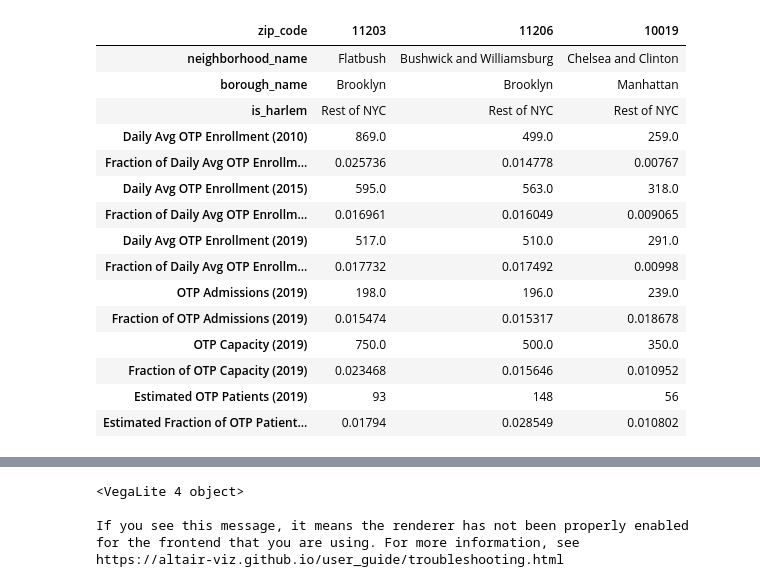
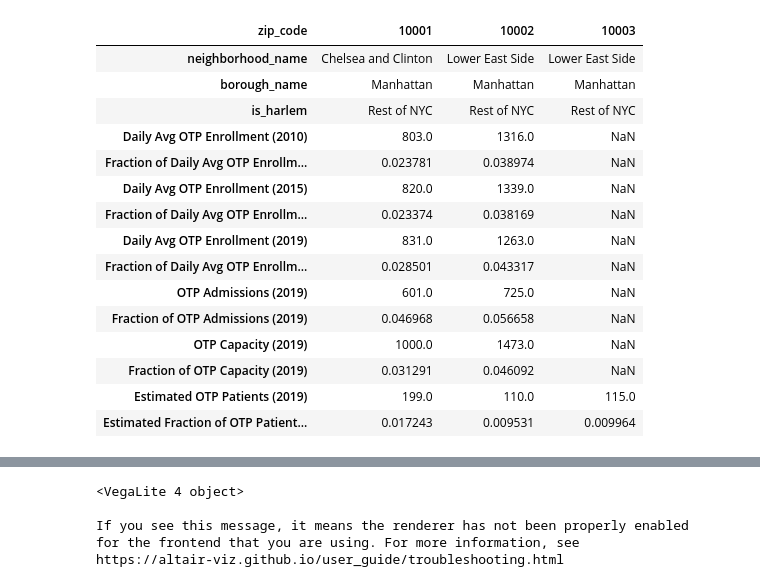
Before and after one commit to skritch/ghc-analysis, a Jupyter notebook: analysis/exploratory/capacity.ipynb, the cells around one changed output, grey strips where cells are left out. Saved outputs shown, nothing was run; the diff lists cells and outputs as text; code cells hidden in the pictures.

```diff
--- a/analysis/exploratory/capacity.ipynb
+++ b/analysis/exploratory/capacity.ipynb
@@ -33,54 +35,52 @@ select
         AS "Fraction of Daily Avg OTP Enrollment (2015)",
 
     avg_daily_enrollment_2019 AS "Daily Avg OTP Enrollment (2019)",
     avg_daily_enrollment_2019::FLOAT / (SUM(avg_daily_enrollment_2019) OVER ())
         AS "Fraction of Daily Avg OTP Enrollment (2019)",
 
     total_admissions_3_2019 AS "OTP Admissions (2019)",
     total_admissions_3_2019::FLOAT / (SUM(total_admissions_3_2019) OVER ())
         AS "Fraction of OTP Admissions (2019)",
 
-    current_certified_capacity AS "OTP Capacity (2019)",
-    current_certified_capacity::FLOAT / (SUM(current_certified_capacity) OVER ())
+    otp_capacity AS "OTP Capacity (2019)",
+    otp_capacity::FLOAT / (SUM(otp_capacity) OVER ())
         AS "Fraction of OTP Capacity (2019)",
 
     patient_admissions_3_2019 AS "Estimated OTP Patients (2019)",
     patient_admissions_3_2019::FLOAT / (SUM(patient_admissions_3_2019) OVER ())
         AS "Estimated Fraction of OTP Patients (2019)"
 
-from zip_code_analysis
-where program_category = 'Opioid Treatment Program'
-    and NOT is_outside_nyc
+from zip_code_otp_analysis
 """
 zip_df = pd.read_sql(sql, con=db_url)
 
 for c in [
     'zip_code',
     'neighborhood_name',
     'borough_name',
     'is_harlem'
 ]:
     zip_df[c] = pd.Categorical(zip_df[c])
 
 zip_df = zip_df.set_index('zip_code')
 zip_df.head(3).T
 # %% [output]
-| zip_code | 11203 | 11206 | 10019 |
-| neighborhood_name | Flatbush | Bushwick and Williamsburg | Chelsea and Clinton |
-| borough_name | Brooklyn | Brooklyn | Manhattan |
+| zip_code | 10001 | 10002 | 10003 |
+| neighborhood_name | Chelsea and Clinton | Lower East Side | Lower East Side |
+| borough_name | Manhattan | Manhattan | Manhattan |
 | is_harlem | Rest of NYC | Rest of NYC | Rest of NYC |
-| Daily Avg OTP Enrollment (2010) | 869.0 | 499.0 | 259.0 |
-| Fraction of Daily Avg OTP Enrollm... | 0.025736 | 0.014778 | 0.00767 |
-| Daily Avg OTP Enrollment (2015) | 595.0 | 563.0 | 318.0 |
-| Fraction of Daily Avg OTP Enrollm... | 0.016961 | 0.016049 | 0.009065 |
-| Daily Avg OTP Enrollment (2019) | 517.0 | 510.0 | 291.0 |
-| Fraction of Daily Avg OTP Enrollm... | 0.017732 | 0.017492 | 0.00998 |
-| OTP Admissions (2019) | 198.0 | 196.0 | 239.0 |
-| Fraction of OTP Admissions (2019) | 0.015474 | 0.015317 | 0.018678 |
-| OTP Capacity (2019) | 750.0 | 500.0 | 350.0 |
-| Fraction of OTP Capacity (2019) | 0.023468 | 0.015646 | 0.010952 |
-| Estimated OTP Patients (2019) | 93 | 148 | 56 |
-| Estimated Fraction of OTP Patient... | 0.01794 | 0.028549 | 0.010802 |
+| Daily Avg OTP Enrollment (2010) | 803.0 | 1316.0 | NaN |
+| Fraction of Daily Avg OTP Enrollm... | 0.023781 | 0.038974 | NaN |
+| Daily Avg OTP Enrollment (2015) | 820.0 | 1339.0 | NaN |
+| Fraction of Daily Avg OTP Enrollm... | 0.023374 | 0.038169 | NaN |
+| Daily Avg OTP Enrollment (2019) | 831.0 | 1263.0 | NaN |
+| Fraction of Daily Avg OTP Enrollm... | 0.028501 | 0.043317 | NaN |
+| OTP Admissions (2019) | 601.0 | 725.0 | NaN |
+| Fraction of OTP Admissions (2019) | 0.046968 | 0.056658 | NaN |
+| OTP Capacity (2019) | 1000.0 | 1473.0 | NaN |
+| Fraction of OTP Capacity (2019) | 0.031291 | 0.046092 | NaN |
+| Estimated OTP Patients (2019) | 199.0 | 110.0 | 115.0 |
+| Estimated Fraction of OTP Patient... | 0.017243 | 0.009531 | 0.009964 |
 # %%
 measures = [c for c in zip_df.columns if 'Fraction' in c]
 p = seaborn.pairplot(
```
Also changed, not shown: parts of 10 cells of this notebook, 8 other files.
